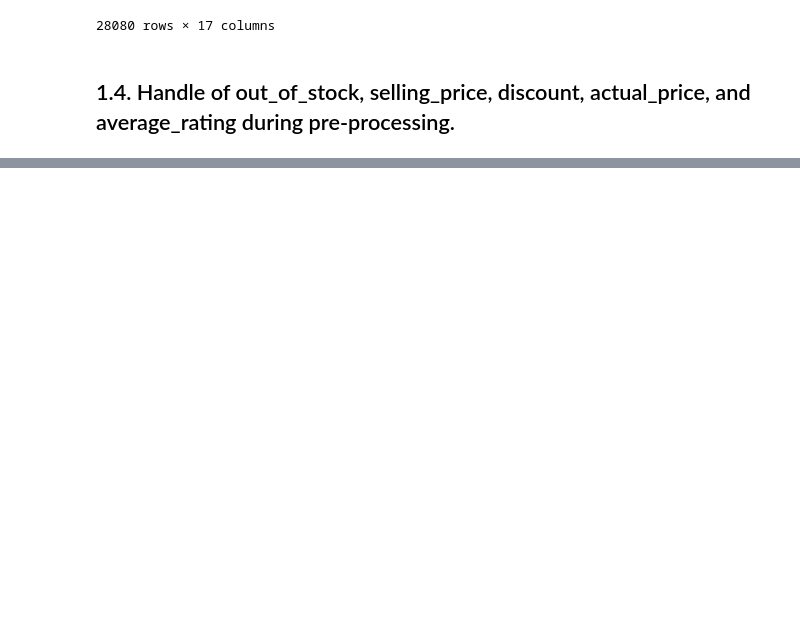
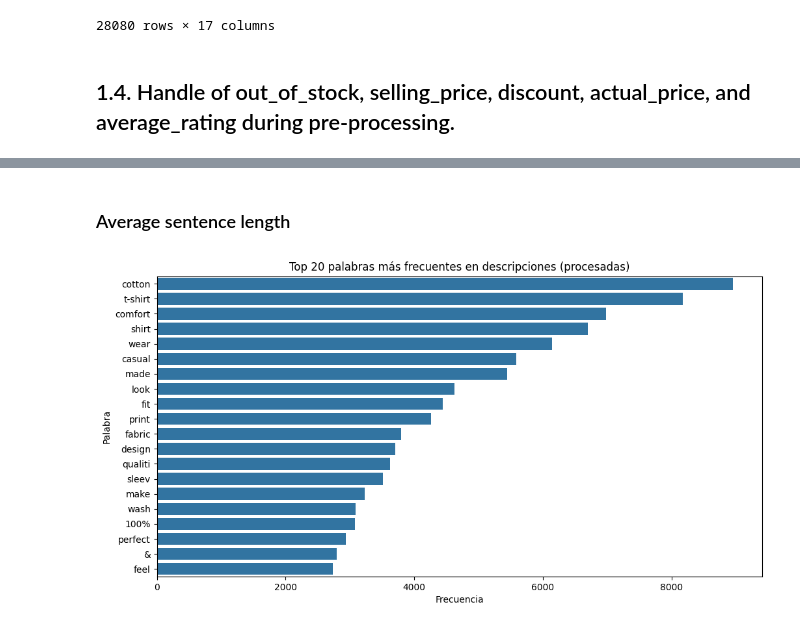
Before and after one commit to IsaacPerez02/SearchEngine-IRWA_2025, a Jupyter notebook: project_progress/part_1/preprocesing.ipynb, the cells around one changed output, grey strips where cells are left out. Drawn from its saved outputs; the diff is of its cells as text; code cells hidden in the pictures; blank space fills up the shorter version.

```diff
--- a/project_progress/part_1/preprocesing.ipynb
+++ b/project_progress/part_1/preprocesing.ipynb
@@ -115,0 +130,18 @@ display(products)
+# %% [markdown]
+### Average sentence length
+# %%
+all_words = [word for tokens in products['processed_description'].dropna() for word in tokens]
+
+word_counts = Counter(all_words)
+
+top_words = word_counts.most_common(20)
+words, counts = zip(*top_words)
+
+plt.figure(figsize=(12,6))
+sns.barplot(x=list(counts), y=list(words))
+plt.title("Top 20 palabras más frecuentes en descripciones (procesadas)")
+plt.xlabel("Frecuencia")
+plt.ylabel("Palabra")
+plt.show()
+# %% [output]
+[figure, added]
```
Also changed, not shown: parts of 22 cells of this notebook.
